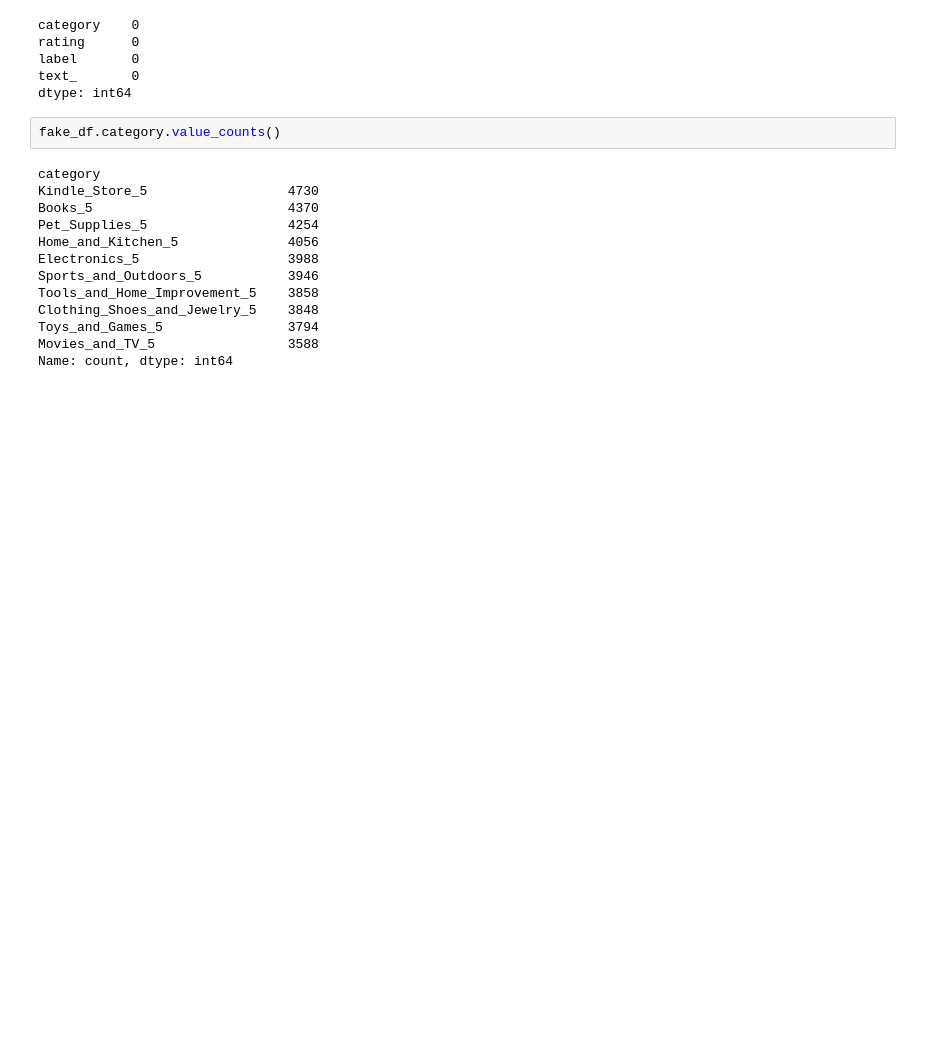
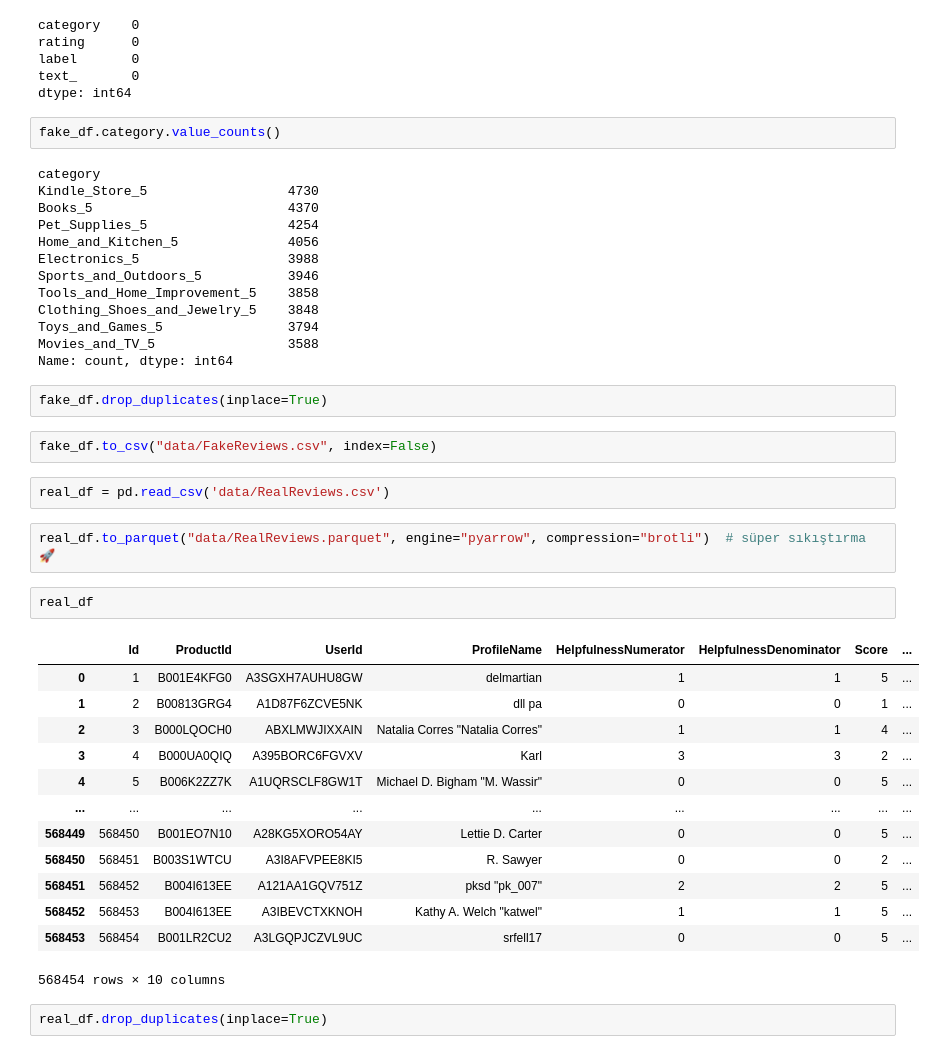
Before and after one commit to AlpikTech/ISTDS-Proje-5, a Jupyter notebook: Notebook.ipynb, the cells around one changed output. Saved outputs shown, nothing was run; the diff lists cells and outputs as text; blank space fills up the shorter version.

```diff
--- a/Notebook.ipynb
+++ b/Notebook.ipynb
@@ -83,3 +83,29 @@ Clothing_Shoes_and_Jewelry_5    3848
 Toys_and_Games_5                3794
 Movies_and_TV_5                 3588
 Name: count, dtype: int64
+# %%
+fake_df.drop_duplicates(inplace=True)
+# %%
+fake_df.to_csv("data/FakeReviews.csv", index=False)
+# %%
+real_df = pd.read_csv('data/RealReviews.csv')
+# %%
+real_df.to_parquet("data/RealReviews.parquet", engine="pyarrow", compression="brotli")  # süper sıkıştırma 🚀
+# %%
+real_df
+# %% [output]
+|  | Id | ProductId | UserId | ProfileName | HelpfulnessNumerator | HelpfulnessDenominator | Score | ... |
+| 0 | 1 | B001E4KFG0 | A3SGXH7AUHU8GW | delmartian | 1 | 1 | 5 | ... |
+| 1 | 2 | B00813GRG4 | A1D87F6ZCVE5NK | dll pa | 0 | 0 | 1 | ... |
+| 2 | 3 | B000LQOCH0 | ABXLMWJIXXAIN | Natalia Corres "Natalia Corres" | 1 | 1 | 4 | ... |
+| 3 | 4 | B000UA0QIQ | A395BORC6FGVXV | Karl | 3 | 3 | 2 | ... |
+| 4 | 5 | B006K2ZZ7K | A1UQRSCLF8GW1T | Michael D. Bigham "M. Wassir" | 0 | 0 | 5 | ... |
+| ... | ... | ... | ... | ... | ... | ... | ... | ... |
+| 568449 | 568450 | B001EO7N10 | A28KG5XORO54AY | Lettie D. Carter | 0 | 0 | 5 | ... |
+| 568450 | 568451 | B003S1WTCU | A3I8AFVPEE8KI5 | R. Sawyer | 0 | 0 | 2 | ... |
+| 568451 | 568452 | B004I613EE | A121AA1GQV751Z | pksd "pk_007" | 2 | 2 | 5 | ... |
+| 568452 | 568453 | B004I613EE | A3IBEVCTXKNOH | Kathy A. Welch "katwel" | 1 | 1 | 5 | ... |
+| 568453 | 568454 | B001LR2CU2 | A3LGQPJCZVL9UC | srfell17 | 0 | 0 | 5 | ... |
+568454 rows × 10 columns
+# %%
+real_df.drop_duplicates(inplace=True)
```
Also changed, not shown: parts of 11 cells of this notebook, 6 other files.
